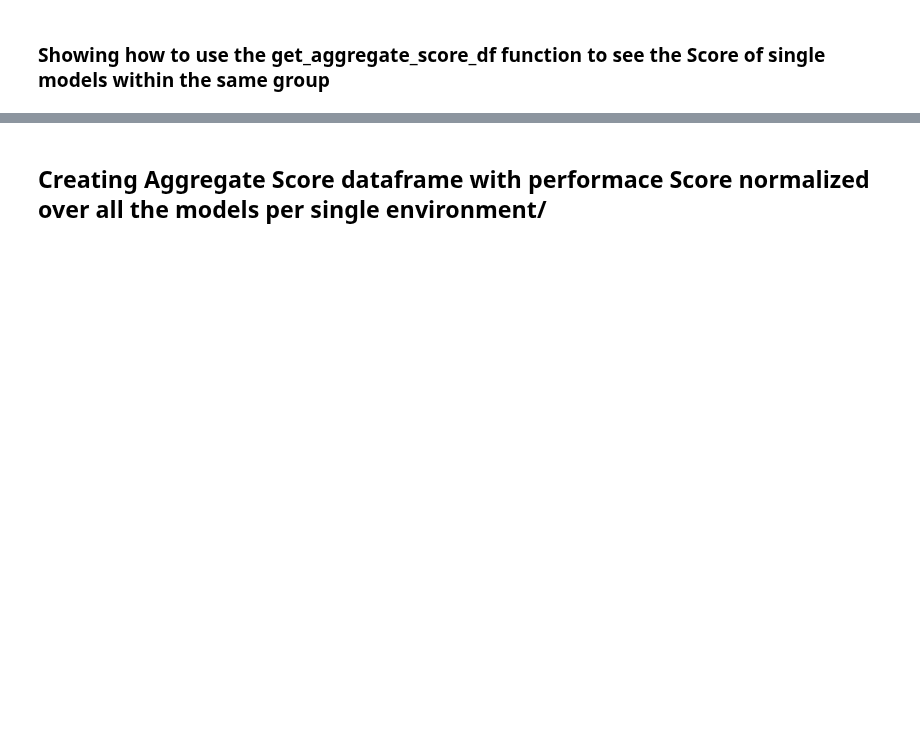
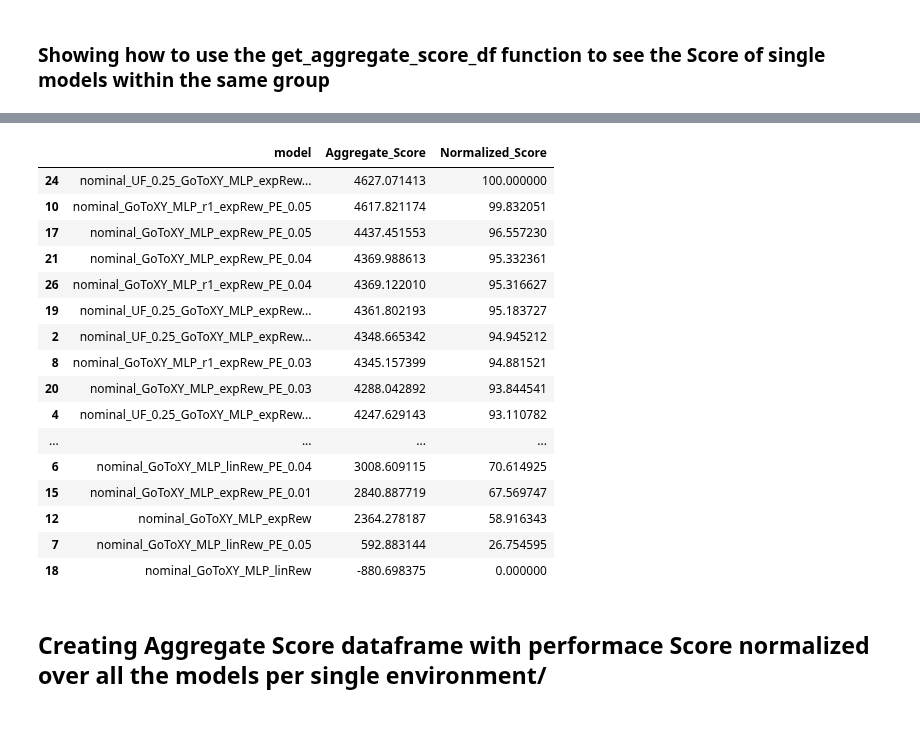
Before and after one commit to elharirymatteo/RANS, a Jupyter notebook: omniisaacgymenvs/utils/eval_multi_models.ipynb, the cells around one changed output, grey strips where cells are left out. Saved outputs shown, nothing was run; the diff lists cells and outputs as text; code cells hidden in the pictures; blank space fills up the shorter version.

```diff
--- a/omniisaacgymenvs/utils/eval_multi_models.ipynb
+++ b/omniisaacgymenvs/utils/eval_multi_models.ipynb
@@ -228,3 +228,24 @@ res_Pose
+# %%
+res_nominal = get_aggregate_score_df(model_folders_dict['icra24']['nominal_xy'][0])
+res_nominal
+# %% [output]
+|  | model | Aggregate_Score | Normalized_Score |
+| 24 | nominal_UF_0.25_GoToXY_MLP_expRew... | 4627.071413 | 100.000000 |
+| 10 | nominal_GoToXY_MLP_r1_expRew_PE_0.05 | 4617.821174 | 99.832051 |
+| 17 | nominal_GoToXY_MLP_expRew_PE_0.05 | 4437.451553 | 96.557230 |
+| 21 | nominal_GoToXY_MLP_expRew_PE_0.04 | 4369.988613 | 95.332361 |
+| 26 | nominal_GoToXY_MLP_r1_expRew_PE_0.04 | 4369.122010 | 95.316627 |
+| 19 | nominal_UF_0.25_GoToXY_MLP_expRew... | 4361.802193 | 95.183727 |
+| 2 | nominal_UF_0.25_GoToXY_MLP_expRew... | 4348.665342 | 94.945212 |
+| 8 | nominal_GoToXY_MLP_r1_expRew_PE_0.03 | 4345.157399 | 94.881521 |
+| 20 | nominal_GoToXY_MLP_expRew_PE_0.03 | 4288.042892 | 93.844541 |
+| 4 | nominal_UF_0.25_GoToXY_MLP_expRew... | 4247.629143 | 93.110782 |
+| ... | ... | ... | ... |
+| 6 | nominal_GoToXY_MLP_linRew_PE_0.04 | 3008.609115 | 70.614925 |
+| 15 | nominal_GoToXY_MLP_expRew_PE_0.01 | 2840.887719 | 67.569747 |
+| 12 | nominal_GoToXY_MLP_expRew | 2364.278187 | 58.916343 |
+| 7 | nominal_GoToXY_MLP_linRew_PE_0.05 | 592.883144 | 26.754595 |
+| 18 | nominal_GoToXY_MLP_linRew | -880.698375 | 0.000000 |
 # %% [markdown]
 ## Creating Aggregate Score dataframe with performace Score normalized over all the models per single environment/
 # %% [markdown]
```
Also changed, not shown: parts of 8 cells of this notebook, 3 other files.
